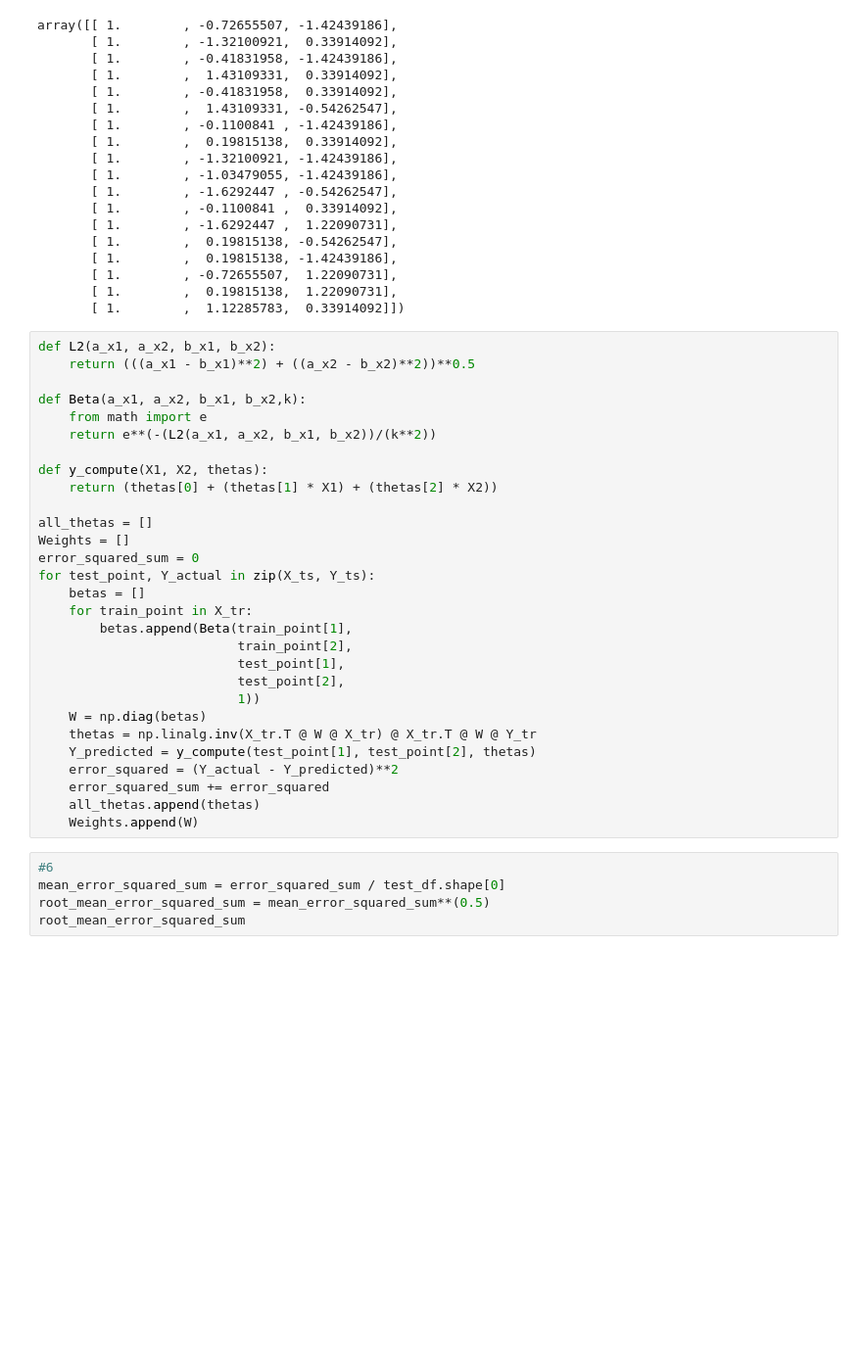
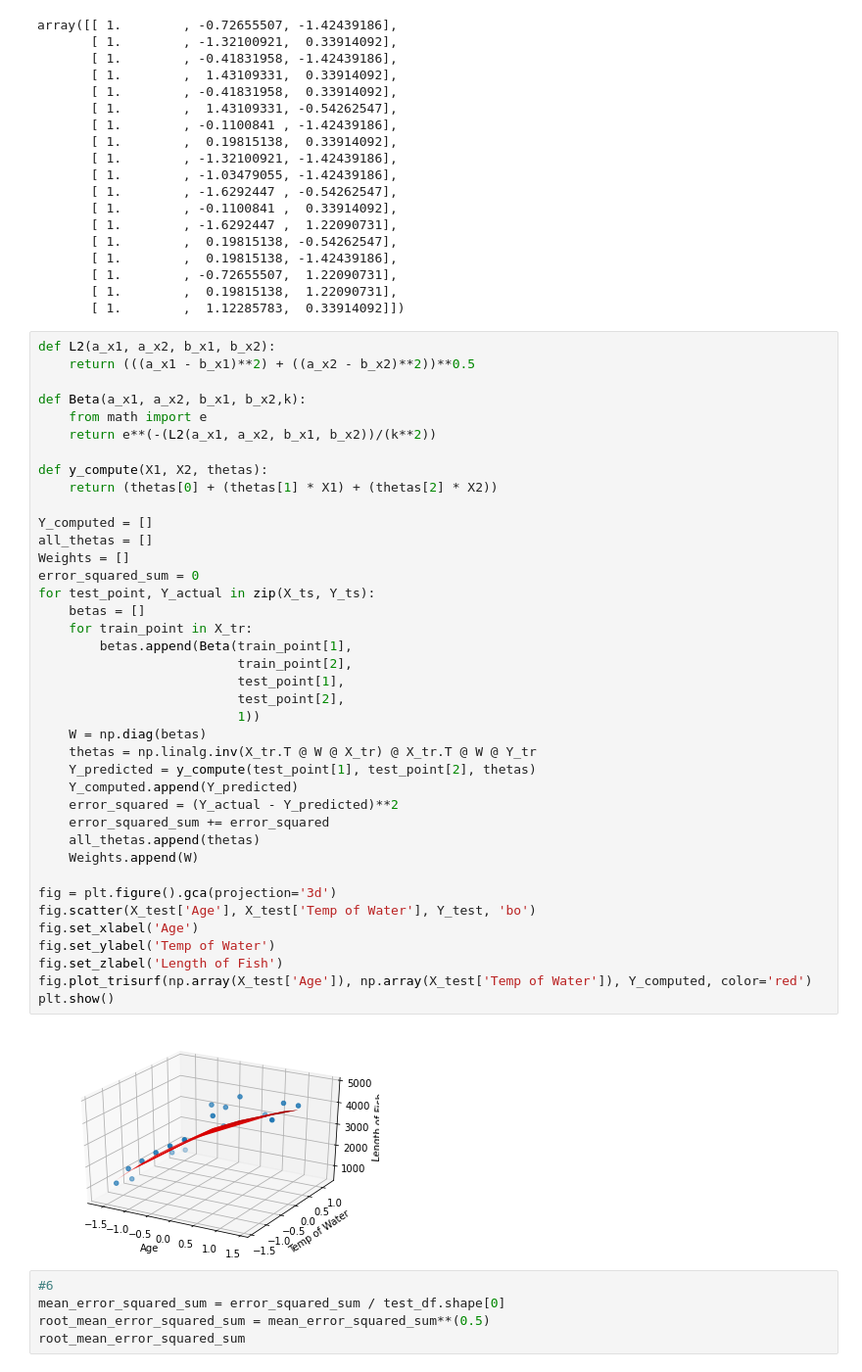
Before and after one commit to Prakhar-Saxena/CollegeAssignments, a Jupyter notebook: CS383/assn1/assn1.ipynb, the cells around one changed output. Shown at 98% size. Cells and saved outputs as stored; diff of their text form; blank space fills up the shorter version.

```diff
--- a/CS383/assn1/assn1.ipynb
+++ b/CS383/assn1/assn1.ipynb
@@ -393,32 +393,44 @@ array([[ 1.        , -0.72655507, -1.42439186],
 # %%
 def L2(a_x1, a_x2, b_x1, b_x2):
     return (((a_x1 - b_x1)**2) + ((a_x2 - b_x2)**2))**0.5
 
 def Beta(a_x1, a_x2, b_x1, b_x2,k):
     from math import e
     return e**(-(L2(a_x1, a_x2, b_x1, b_x2))/(k**2))
 
 def y_compute(X1, X2, thetas):
     return (thetas[0] + (thetas[1] * X1) + (thetas[2] * X2))
 
+Y_computed = []
 all_thetas = []
 Weights = []
 error_squared_sum = 0
 for test_point, Y_actual in zip(X_ts, Y_ts):
     betas = []
     for train_point in X_tr:
         betas.append(Beta(train_point[1],
                           train_point[2],
                           test_point[1],
                           test_point[2],
                           1))
     W = np.diag(betas)
     thetas = np.linalg.inv(X_tr.T @ W @ X_tr) @ X_tr.T @ W @ Y_tr
     Y_predicted = y_compute(test_point[1], test_point[2], thetas)
+    Y_computed.append(Y_predicted)
     error_squared = (Y_actual - Y_predicted)**2
     error_squared_sum += error_squared
     all_thetas.append(thetas)
     Weights.append(W)
+
+fig = plt.figure().gca(projection='3d')
+fig.scatter(X_test['Age'], X_test['Temp of Water'], Y_test, 'bo')
+fig.set_xlabel('Age')
+fig.set_ylabel('Temp of Water')
+fig.set_zlabel('Length of Fish')
+fig.plot_trisurf(np.array(X_test['Age']), np.array(X_test['Temp of Water']), Y_computed, color='red')
+plt.show()
+# %% [output]
+[figure, added]
 # %%
 #6
 mean_error_squared_sum = error_squared_sum / test_df.shape[0]
```
Also changed, not shown: parts of 11 cells of this notebook.
